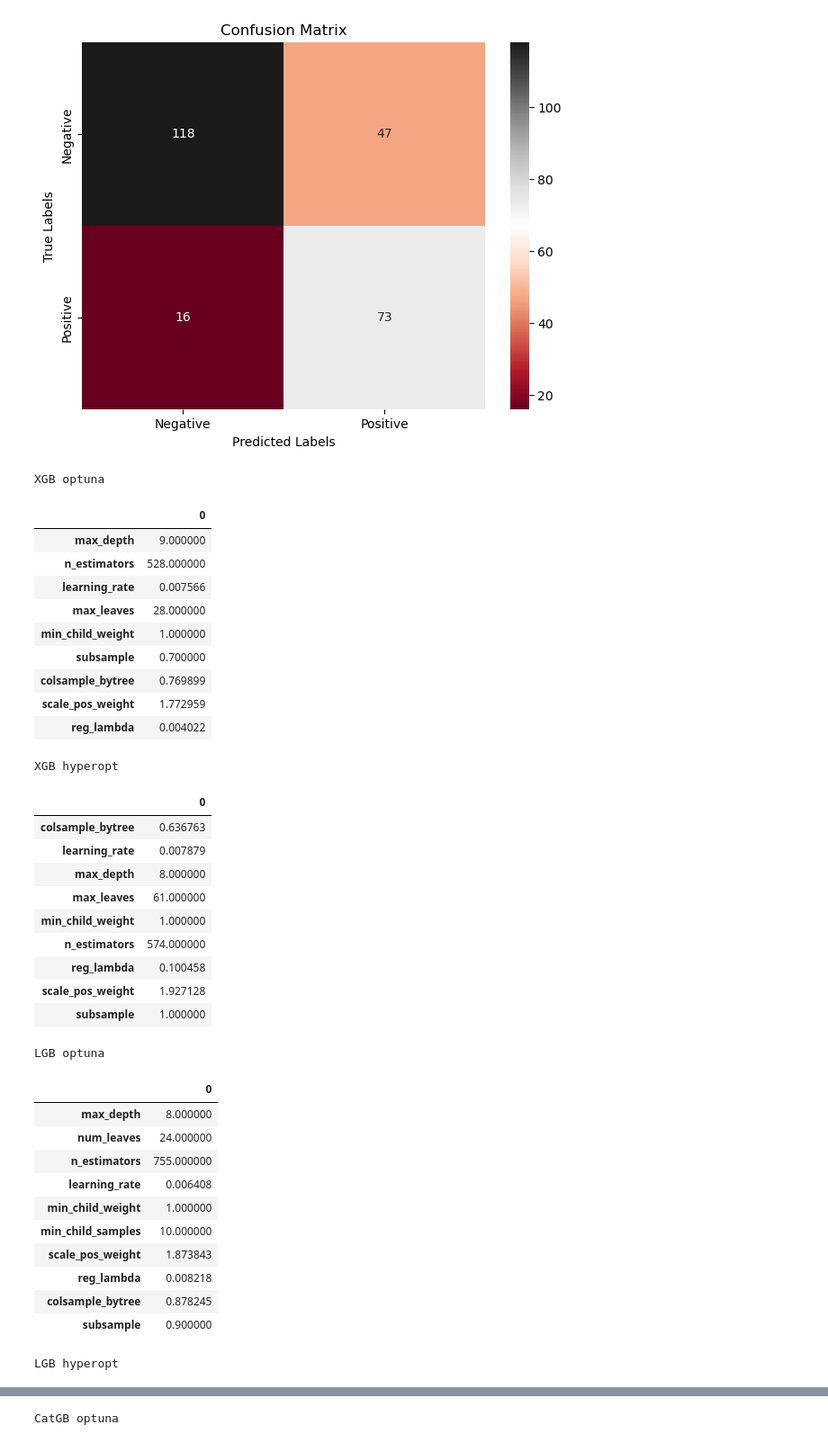
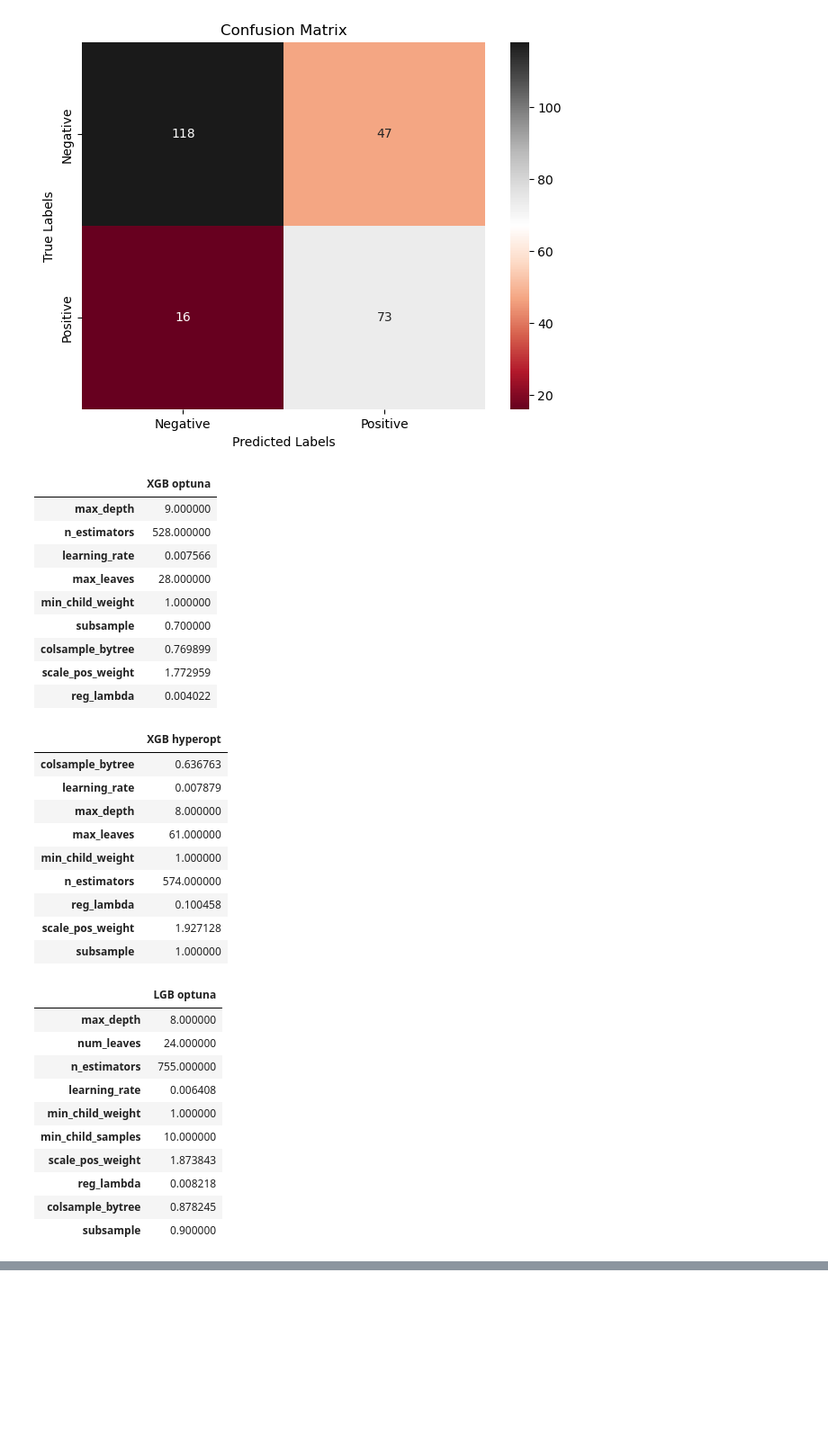
Before and after one commit to Al-1n/Diabetes_Classification, a Jupyter notebook: Diabetes_classification_ADASYN.ipynb, the cells around one changed output, grey strips where cells are left out. Shown at 90% size. Drawn from its saved outputs; the diff is of its cells as text; code cells hidden in the pictures; blank space fills up the shorter version.

```diff
--- a/Diabetes_classification_ADASYN.ipynb
+++ b/Diabetes_classification_ADASYN.ipynb
@@ -167,7 +167,7 @@ def render_widgets(num_widgets, titles, objects):
 
 from IPython.display import display, HTML
 
-def render_static_widgets(num_widgets, titles, objects):
+def render_static_widgets(num_widgets, titles, objects, include_titles = True):
     # Create a string to hold the HTML content
     html_content = "<div style='display: flex;'>"
 
@@ -177,8 +177,9 @@ def render_static_widgets(num_widgets, titles, objects):
         html_content += "<div style='margin-right: 20px;'>"
 
         # Display title in bold format
-        title_html = "<b>{}</b><br>".format(titles[i])
-        html_content += title_html
+        if include_titles == True:
+            title_html = "<b>{}</b><br>".format(titles[i])
+            html_content += title_html
 
         # Add object content
         html_content += objects[i]._repr_html_()
@@ -1780,14 +1781,17 @@ Additional metrics
 | AUPRC | 0.63 |
 [figure]
 # %%
+xgb_optuna_params.columns = ['XGB optuna']
+xgb_hyperopt_params.columns = ['XGB hyperopt']
+lgb_optuna_params.columns = ['LGB optuna']
+lgb_hyperopt_params.columns = ['LGB hyperopt']
+catgb_optuna_params.columns = ['CatGB optuna']
 catgb_hyperopt_params.columns = ['CatGB hyperopt']
 
 # Display optimized hyperparameters for all classifiers
-titles = ['XGB optuna', 'XGB hyperopt', 'LGB optuna', 'LGB hyperopt', 'CatGB optuna', '']
-render_static_widgets(6, titles, [xgb_optuna_params, xgb_hyperopt_params, lgb_optuna_params, lgb_hyperopt_params, catgb_optuna_params, catgb_hyperopt_params])
+render_static_widgets(6, titles, [xgb_optuna_params, xgb_hyperopt_params, lgb_optuna_params, lgb_hyperopt_params, catgb_optuna_params, catgb_hyperopt_params], include_titles = False)
 # %% [output]
-XGB optuna
-|  | 0 |
+|  | XGB optuna |
 | max_depth | 9.000000 |
 | n_estimators | 528.000000 |
 | learning_rate | 0.007566 |
@@ -1797,8 +1801,7 @@ XGB optuna
 | colsample_bytree | 0.769899 |
 | scale_pos_weight | 1.772959 |
 | reg_lambda | 0.004022 |
-XGB hyperopt
-|  | 0 |
+|  | XGB hyperopt |
 | colsample_bytree | 0.636763 |
 | learning_rate | 0.007879 |
 | max_depth | 8.000000 |
@@ -1808,8 +1811,7 @@ XGB hyperopt
 | reg_lambda | 0.100458 |
 | scale_pos_weight | 1.927128 |
 | subsample | 1.000000 |
-LGB optuna
-|  | 0 |
+|  | LGB optuna |
 | max_depth | 8.000000 |
 | num_leaves | 24.000000 |
 | n_estimators | 755.000000 |
@@ -1820,4 +1822,3 @@ LGB optuna
 | reg_lambda | 0.008218 |
 | colsample_bytree | 0.878245 |
 | subsample | 0.900000 |
-LGB hyperopt
@@ -1832,4 +1833,3 @@ LGB hyperopt
 | reg_lambda | 0.067441 |
 | scale_pos_weight | 1.767768 |
 | subsample | 0.500000 |
-CatGB optuna
```
Also changed, not shown: parts of 12 cells of this notebook, 12 other files.
